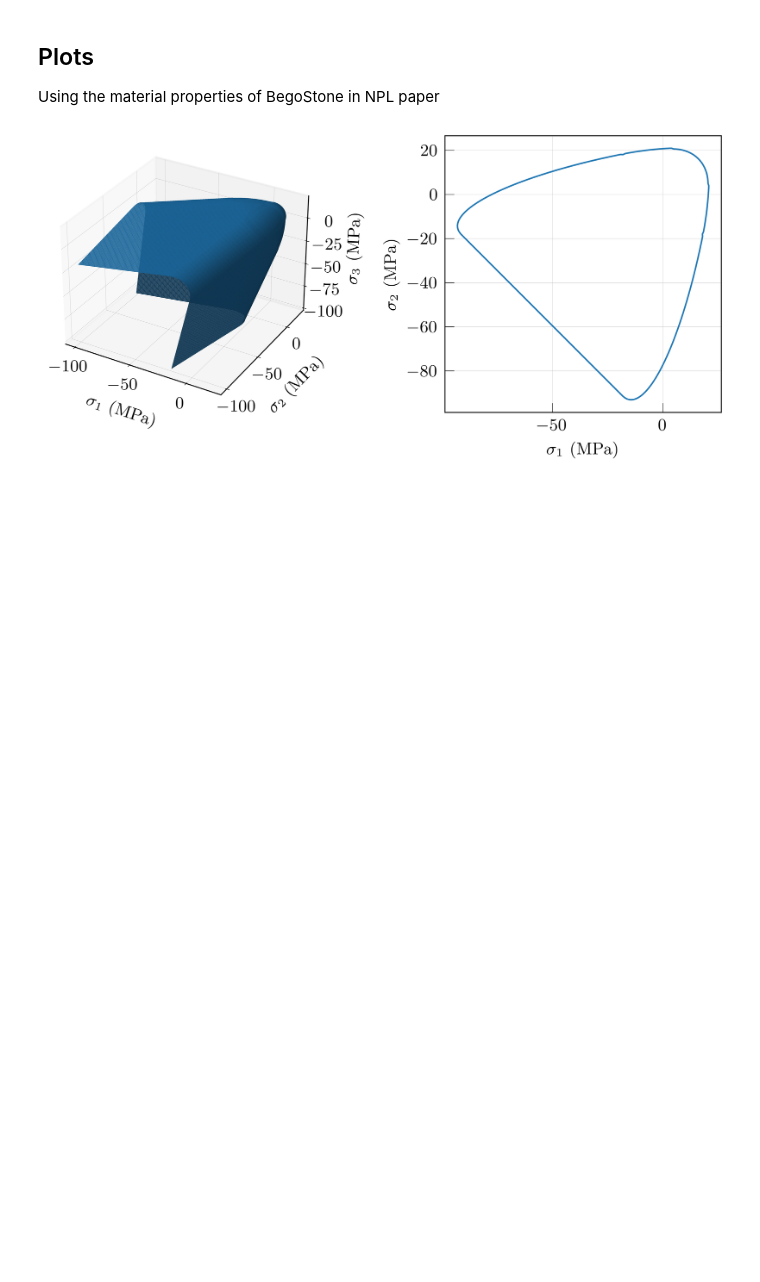
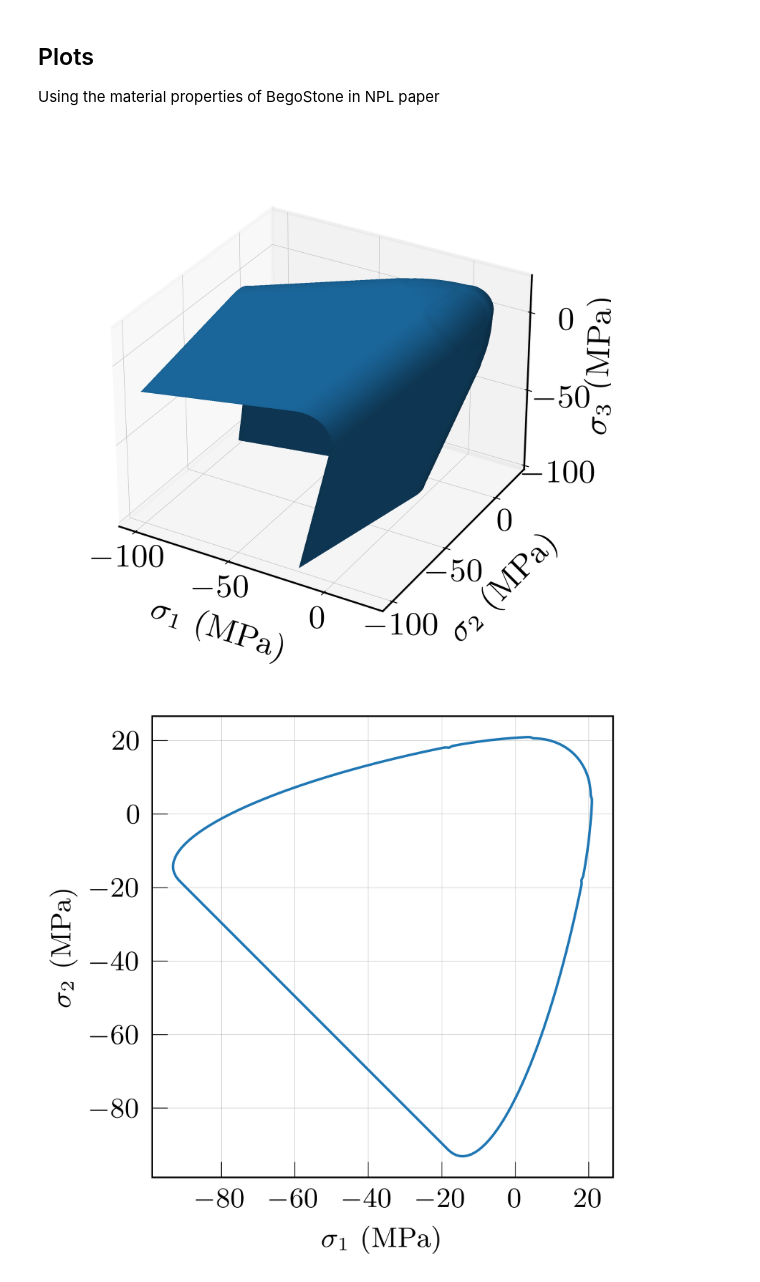
Before and after one commit to lyyc199586/cm-vis, a Jupyter notebook: examples/pf_strength.ipynb, the cells around one changed output. Drawn from its saved outputs; the diff is of its cells as text; code cells hidden in the pictures; blank space fills up the shorter version.

```diff
--- a/examples/pf_strength.ipynb
+++ b/examples/pf_strength.ipynb
@@ -163,37 +163,40 @@ surface.gen()
 # %%
 # plot
 import sys
 sys.path.append("../src")
 from strength.plot import SurfacePlotter
 import matplotlib.pyplot as plt
 
 mname = 'bego'
 stype = 'SPECTRAL'
 srange = [-100, 50, 151]
 props = [sigma_ts, lbda, mu, K, nu]
 
 data_dir = f"../data/strength/ss_{mname}_{stype}_props{props}_srange{srange}.npy"
 plotter = SurfacePlotter(data_dir)
 
 plt.style.use("../misc/elsevier.mplstyle")
-fig = plt.figure(figsize=(7, 2.655))
 
 # 3D
-ax1 = fig.add_subplot(1, 2, 1, projection='3d')
-plotter.plot(dim=3, ax=ax1, save=False,
-             linewidth=0, antialiased=False, alpha=0.8)
-ax1.set_xlabel("$\sigma_{1}$ (MPa)", labelpad=-5)
-ax1.set_ylabel("$\sigma_{2}$ (MPa)", labelpad=-5)
-ax1.set_zlabel("$\sigma_{3}$ (MPa)", labelpad=-5)
-ax1.tick_params(axis='x', pad=-3)
-ax1.tick_params(axis='y', pad=-3)
+fig, ax1 = plt.subplots(figsize=(3, 2.655), subplot_kw={"projection": '3d'})
+plotter.plot(dim=3, save=False, ax=ax1,
+             linewidth=0, antialiased=False, alpha=1)
+# ax1.view_init(19, -60)
+ax1.set_box_aspect(aspect=None, zoom=0.88)
+ax1.set_xlabel("$\sigma_{1}$ (MPa)", labelpad=-7)
+ax1.set_ylabel("$\sigma_{2}$ (MPa)", labelpad=-7)
+ax1.set_zlabel("$\sigma_{3}$ (MPa)", labelpad=-7)
+ax1.set_zticks([-100, -50, 0])
+ax1.tick_params(axis='x', pad=-5)
+ax1.tick_params(axis='y', pad=-5)
 ax1.tick_params(axis='z', pad=-1)
 
 # 2D
-ax2 = fig.add_subplot(1, 2, 2)
-plotter.plot(dim=2, ax=ax2, save=False)
+ax2 = plotter.plot(dim=2, save=False)
+ax2.set_xticks([-80, -60, -40, -20, 0, 20])
 ax2.set_xlabel("$\sigma_{1}$ (MPa)")
 ax2.set_ylabel("$\sigma_{2}$ (MPa)")
 ax2.set_aspect('equal')
 # %% [output]
-[figure, old version]
+[figure, new version]
+[figure, added]
```
Also changed, not shown: parts of 2 cells of this notebook, 2 other files.
